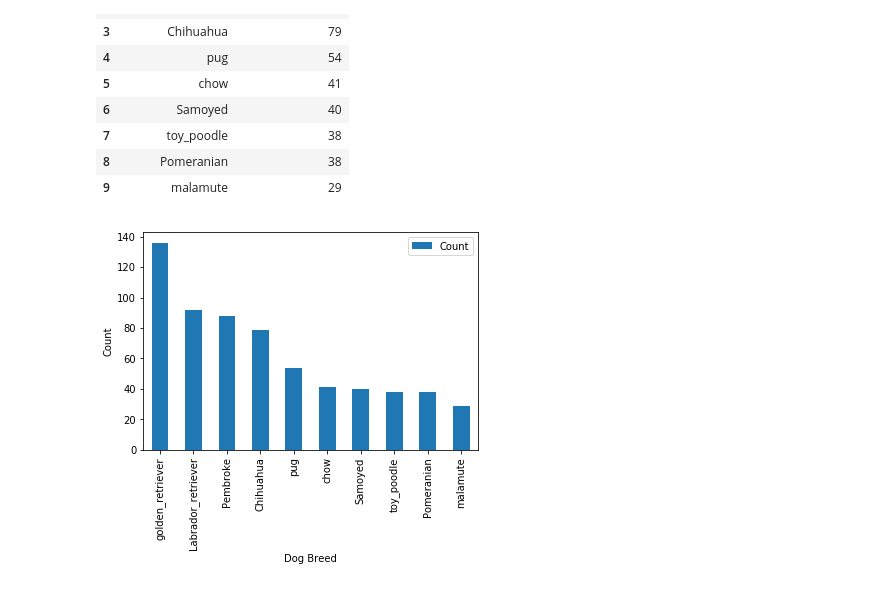
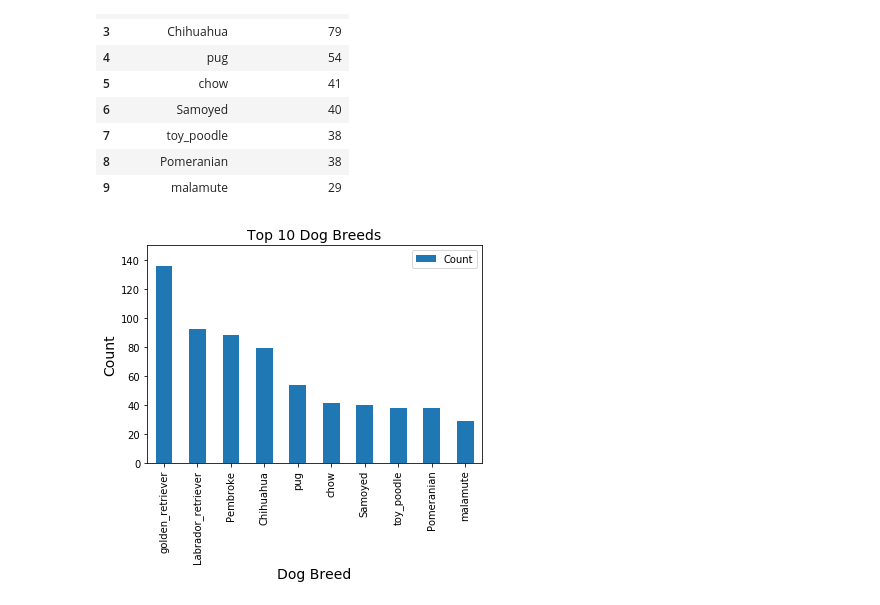
Before and after one commit to marooned20/Udacity-Data-Wrangling, a Jupyter notebook: wrangle_act.ipynb, the cells around one changed output. Saved outputs shown, nothing was run; the diff lists cells and outputs as text; code cells hidden in the pictures.

```diff
--- a/wrangle_act.ipynb
+++ b/wrangle_act.ipynb
@@ -1051,9 +1052,11 @@ num_ratings_per_breed.head(10)
 # %%
 # bar plot of top 10 dog breeds in our datasets
 num_ratings_per_breed.head(10).plot(kind='bar', x=['predicted_breed'], y=['how_many_times'])
-plt.xlabel('Dog Breed')
-plt.ylabel('Count')
+plt.xlabel('Dog Breed', fontsize=14)
+plt.ylabel('Count', fontsize=14)
+plt.ylim(ymin=0, ymax=150)
+plt.title('Top 10 Dog Breeds', fontsize=14)
 leg = plt.legend()
-leg.get_texts()[0].set_text('Count')
+leg.get_texts()[0].set_text('Count');
 # %% [output]
-[figure, old version]
+[figure, new version]
```
Also changed, not shown: parts of 8 cells of this notebook.
